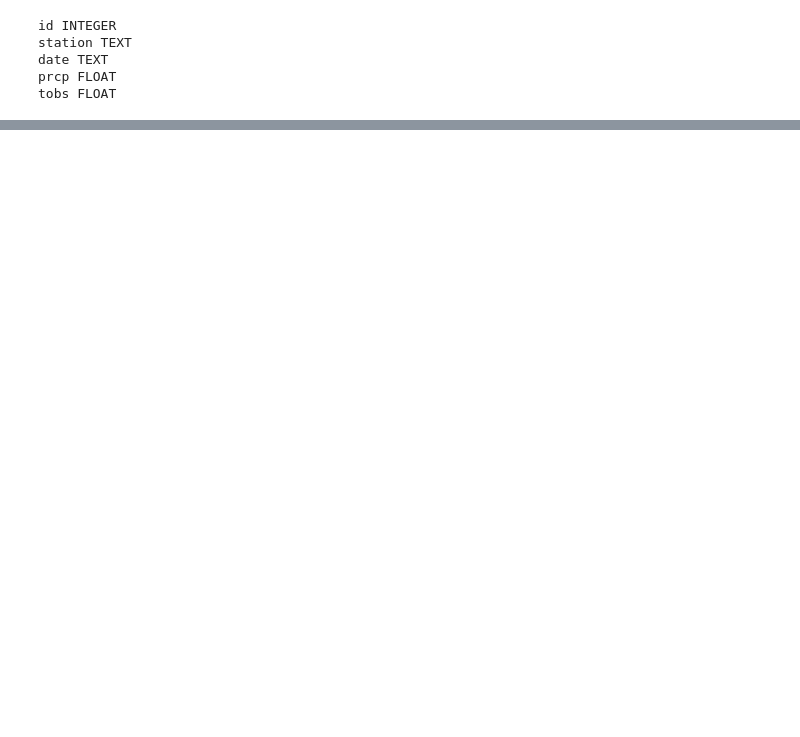
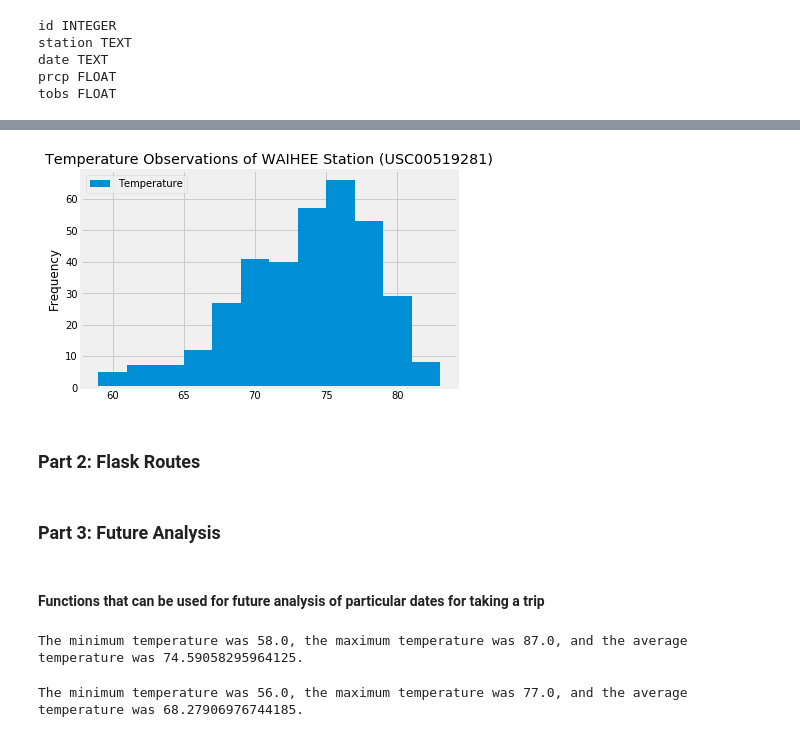
Before and after one commit to kathleeng77/Climate-Analysis, a Jupyter notebook: climate-analysis.ipynb, the cells around one changed output, grey strips where cells are left out. Cells and saved outputs as stored; diff of their text form; code cells hidden in the pictures; blank space fills up the shorter version.

Commit message:
part 1 of analysis project

```diff
--- a/climate-analysis.ipynb
+++ b/climate-analysis.ipynb
@@ -103,0 +183,7 @@ print(calc_temps('2012-02-28', '2012-03-05'))
+# %%
+# station with highest temp observations
+highest_temps = session.query(Measurement.station,
+                              func.count(Measurement.tobs)).\
+                            group_by(Measurement.station).\
+                            order_by(func.count(Measurement.station).desc()).first()
+highest_temps
@@ -103,0 +192,6 @@ print(calc_temps('2012-02-28', '2012-03-05'))
+# %%
+# get the temp stats for the station with the highest temp observations
+temps = session.query(Measurement.tobs).filter(Measurement.date >= year_ago).\
+                        filter(Measurement.station == highest_temps[0]).all()
+temps_df = pd.DataFrame(temps, columns=["Temperature"])
+temps_df.head()
@@ -104,19 +205,38 @@ print(calc_temps('2012-02-28', '2012-03-05'))
+# %%
+# plot hist
+temps_df.plot.hist(bins=12, title="Temperature Observations of WAIHEE Station (USC00519281)")
+plt.savefig("images/waihee-temps.png", bbox_inches="tight")
+
+plt.show()
+# %% [output]
+[figure, added]
+# %% [markdown]
+### Part 2: Flask Routes
+# %% [markdown]
+### Part 3: Future Analysis
+# %% [markdown]
+#### Functions that can be used for future analysis of particular dates for taking a trip
+# %%
+# return the tmin, tmax, and tavg of the last years' data
+def calc_temps(start_date, end_date):
+    return session.query(func.min(Measurement.tobs), func.avg(Measurement.tobs), func.max(Measurement.tobs)).\
+                        filter(Measurement.date >= start_date).filter(Measurement.date <= end_date).all()
+
+start = str(year_ago)
+end = latest_date[0]
+print(f"The minimum temperature was {calc_temps(start, end)[0][0]}"
+      f", the maximum temperature was {calc_temps(start, end)[0][2]}"
+     f", and the average temperature was {calc_temps(start, end)[0][1]}.")
+# %% [output]
+The minimum temperature was 58.0, the maximum temperature was 87.0, and the average temperature was 74.59058295964125.
 # %%
-# query that will calculate the daily normals (averages for tmin, tmax, and tavg
-# for all historic data matching a specific month and day)
-
+# calculate the daily normals (averages for tmin, tmax, and tavg for all historic data matching a specific month and day
 def daily_normals(date):
-    """Daily Normals.
-
-    Args:
-        date (str): A date string in the format '%m-%d'
-
-    Returns:
-        A list of tuples containing the daily normals, tmin, tavg, and tmax
-
-    """
-
     sel = [func.min(Measurement.tobs), func.avg(Measurement.tobs), func.max(Measurement.tobs)]
     return session.query(*sel).filter(func.strftime("%m-%d", Measurement.date) == date).all()
 
-daily_normals("01-01")
+print(f"The minimum temperature was {daily_normals('12-31')[0][0]}"
+      f", the maximum temperature was {daily_normals('12-31')[0][2]}"
+     f", and the average temperature was {daily_normals('12-31')[0][1]}.")
+# %% [output]
+The minimum temperature was 56.0, the maximum temperature was 77.0, and the average temperature was 68.27906976744185.
```
Also changed, not shown: parts of 28 cells of this notebook, 3 other files.
